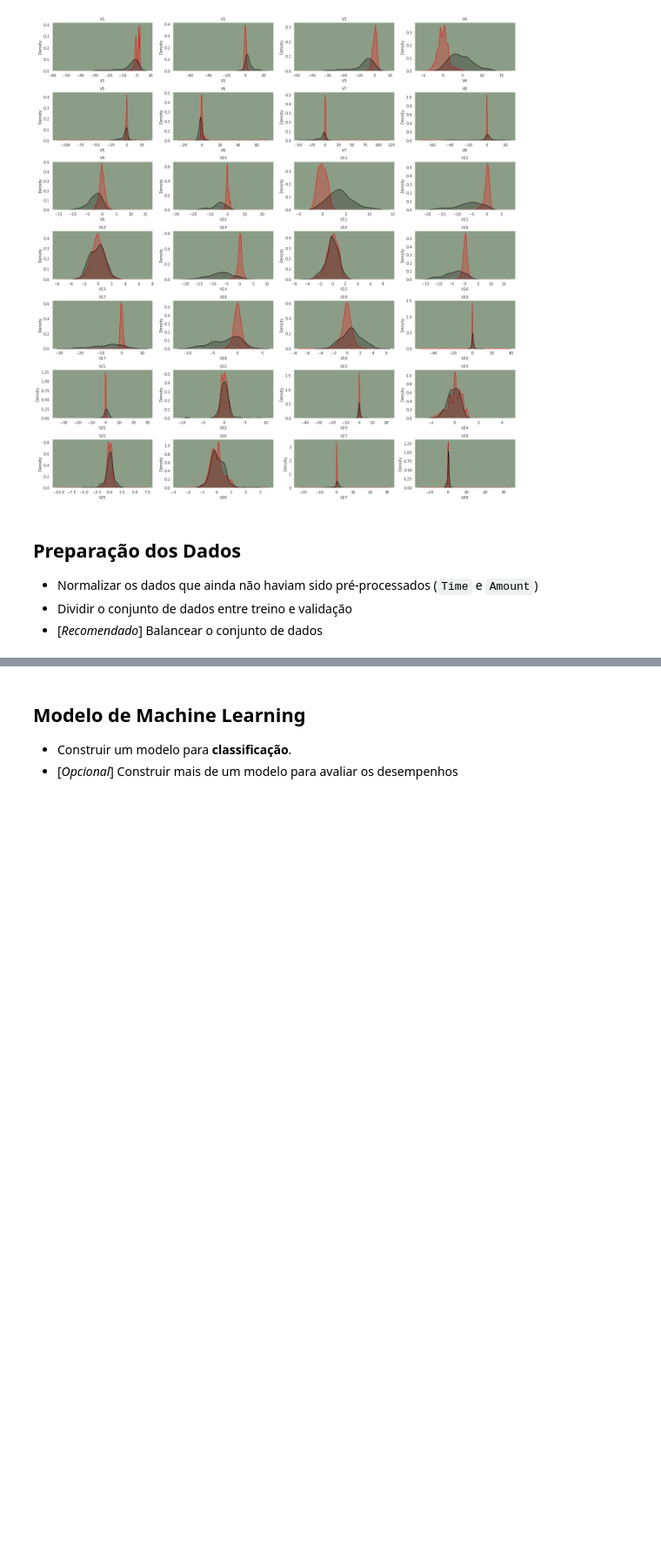
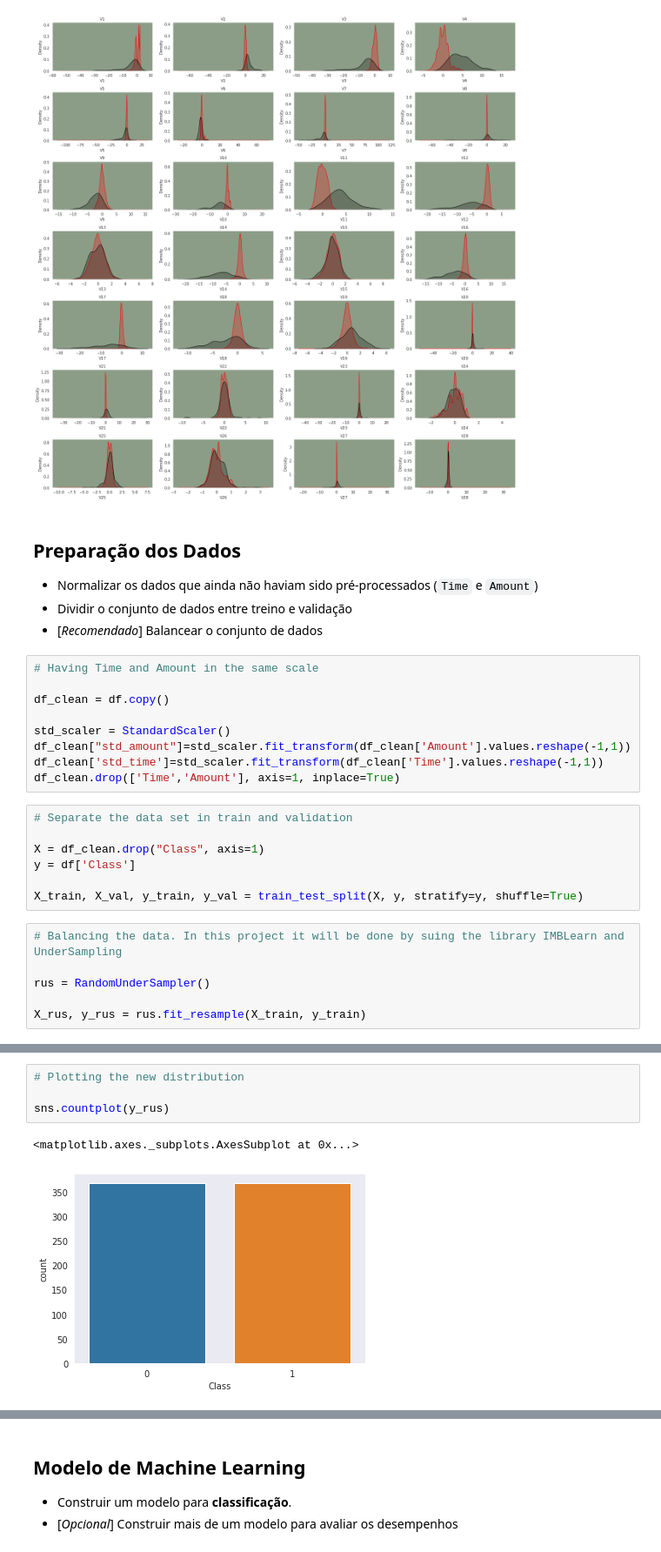
Before and after one commit to JoaoSiqueiraDS/DS_Days, a Jupyter notebook: [Template]_Detecção_de_Fraude_em_Cartões_de_Crédito.ipynb, the cells around one changed output, grey strips where cells are left out. Shown at 87% size. Drawn from its saved outputs; the diff is of its cells as text; blank space fills up the shorter version.

```diff
--- a/[Template]_Detecção_de_Fraude_em_Cartões_de_Crédito.ipynb
+++ b/[Template]_Detecção_de_Fraude_em_Cartões_de_Crédito.ipynb
@@ -233,3 +233,25 @@ plt.tight_layout()
 * Normalizar os dados que ainda não haviam sido pré-processados (`Time` e `Amount`)
 * Dividir o conjunto de dados entre treino e validação
 * [*Recomendado*] Balancear o conjunto de dados
+# %%
+# Having Time and Amount in the same scale
+
+df_clean = df.copy()
+
+std_scaler = StandardScaler()
+df_clean["std_amount"]=std_scaler.fit_transform(df_clean['Amount'].values.reshape(-1,1))
+df_clean['std_time']=std_scaler.fit_transform(df_clean['Time'].values.reshape(-1,1))
+df_clean.drop(['Time','Amount'], axis=1, inplace=True)
+# %%
+# Separate the data set in train and validation
+
+X = df_clean.drop("Class", axis=1)
+y = df['Class']
+
+X_train, X_val, y_train, y_val = train_test_split(X, y, stratify=y, shuffle=True)
+# %%
+# Balancing the data. In this project it will be done by suing the library IMBLearn and UnderSampling
+
+rus = RandomUnderSampler()
+
+X_rus, y_rus = rus.fit_resample(X_train, y_train)
@@ -235,0 +266,7 @@ plt.tight_layout()
+# %%
+# Plotting the new distribution
+
+sns.countplot(y_rus)
+# %% [output]
+<matplotlib.axes._subplots.AxesSubplot at 0x...>
+[figure, added]
```
Also changed, not shown: parts of 6 cells of this notebook.
